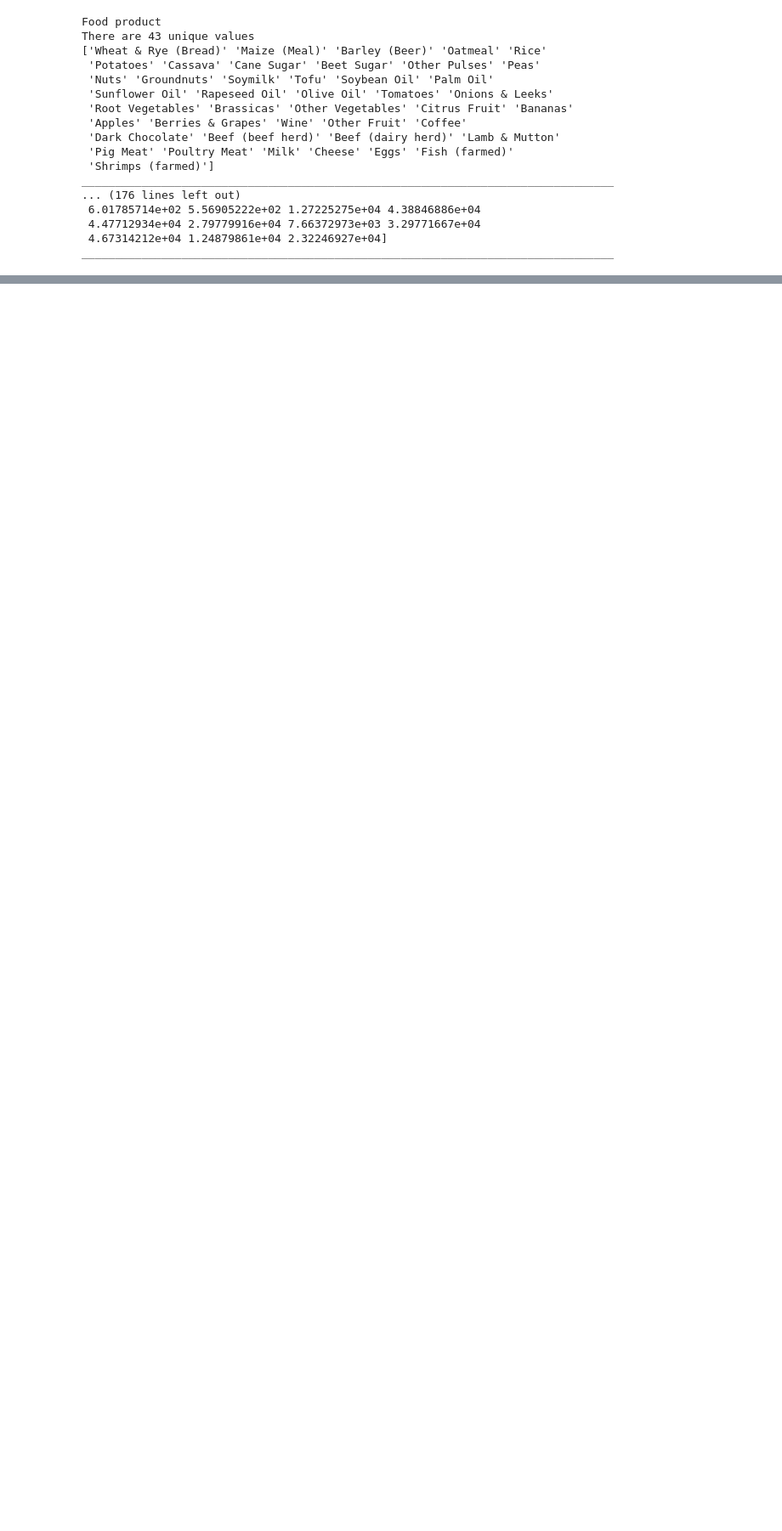
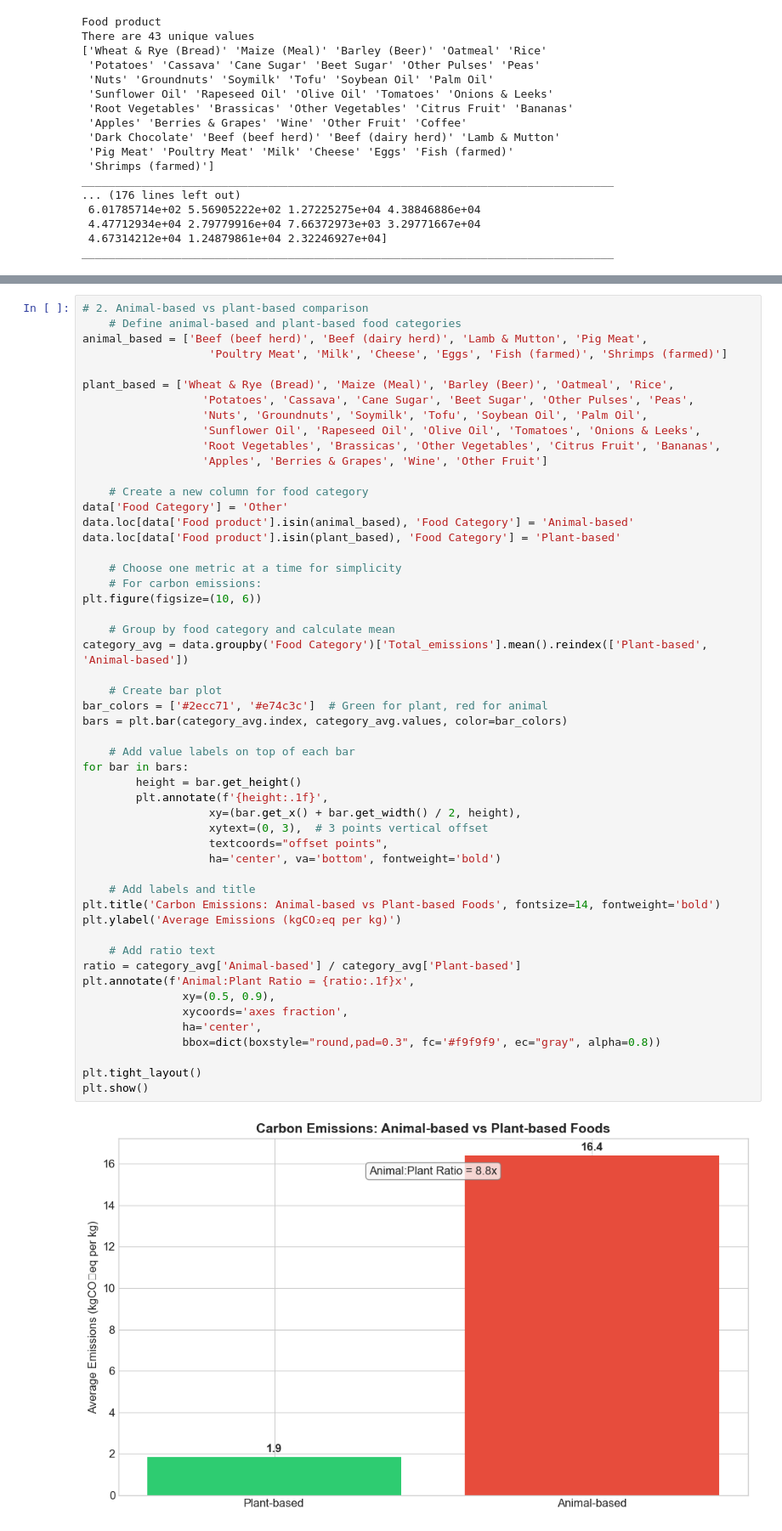
Before and after one commit to Afra233/Environment_Impact_of_Food_Production_Analysis, a Jupyter notebook: Notebook/EIFPA.ipynb, the cells around one changed output, grey strips where cells are left out. Shown at 85% size. Drawn from its saved outputs; the diff is of its cells as text; blank space fills up the shorter version.

```diff
--- a/Notebook/EIFPA.ipynb
+++ b/Notebook/EIFPA.ipynb
@@ -242,0 +265,54 @@ Passing `palette` without assigning `hue` is deprecated and will be removed in v
+# %%
+# 2. Animal-based vs plant-based comparison
+    # Define animal-based and plant-based food categories
+animal_based = ['Beef (beef herd)', 'Beef (dairy herd)', 'Lamb & Mutton', 'Pig Meat',
+                   'Poultry Meat', 'Milk', 'Cheese', 'Eggs', 'Fish (farmed)', 'Shrimps (farmed)']
+
+plant_based = ['Wheat & Rye (Bread)', 'Maize (Meal)', 'Barley (Beer)', 'Oatmeal', 'Rice',
+                  'Potatoes', 'Cassava', 'Cane Sugar', 'Beet Sugar', 'Other Pulses', 'Peas',
+                  'Nuts', 'Groundnuts', 'Soymilk', 'Tofu', 'Soybean Oil', 'Palm Oil',
+                  'Sunflower Oil', 'Rapeseed Oil', 'Olive Oil', 'Tomatoes', 'Onions & Leeks',
+                  'Root Vegetables', 'Brassicas', 'Other Vegetables', 'Citrus Fruit', 'Bananas',
+                  'Apples', 'Berries & Grapes', 'Wine', 'Other Fruit']
+
+    # Create a new column for food category
+data['Food Category'] = 'Other'
+data.loc[data['Food product'].isin(animal_based), 'Food Category'] = 'Animal-based'
+data.loc[data['Food product'].isin(plant_based), 'Food Category'] = 'Plant-based'
+
+    # Choose one metric at a time for simplicity
+    # For carbon emissions:
+plt.figure(figsize=(10, 6))
+
+    # Group by food category and calculate mean
+category_avg = data.groupby('Food Category')['Total_emissions'].mean().reindex(['Plant-based', 'Animal-based'])
+
+    # Create bar plot
+bar_colors = ['#2ecc71', '#e74c3c']  # Green for plant, red for animal
+bars = plt.bar(category_avg.index, category_avg.values, color=bar_colors)
+
+    # Add value labels on top of each bar
+for bar in bars:
+        height = bar.get_height()
+        plt.annotate(f'{height:.1f}',
+                   xy=(bar.get_x() + bar.get_width() / 2, height),
+                   xytext=(0, 3),  # 3 points vertical offset
+                   textcoords="offset points",
+                   ha='center', va='bottom', fontweight='bold')
+
+    # Add labels and title
+plt.title('Carbon Emissions: Animal-based vs Plant-based Foods', fontsize=14, fontweight='bold')
+plt.ylabel('Average Emissions (kgCO₂eq per kg)')
+
+    # Add ratio text
+ratio = category_avg['Animal-based'] / category_avg['Plant-based']
+plt.annotate(f'Animal:Plant Ratio = {ratio:.1f}x',
+               xy=(0.5, 0.9),
+               xycoords='axes fraction',
+               ha='center',
+               bbox=dict(boxstyle="round,pad=0.3", fc='#f9f9f9', ec="gray", alpha=0.8))
+
+plt.tight_layout()
+plt.show()
+# %% [output]
+[figure, added]
```
Also changed, not shown: parts of 12 cells of this notebook, 7 other files.
